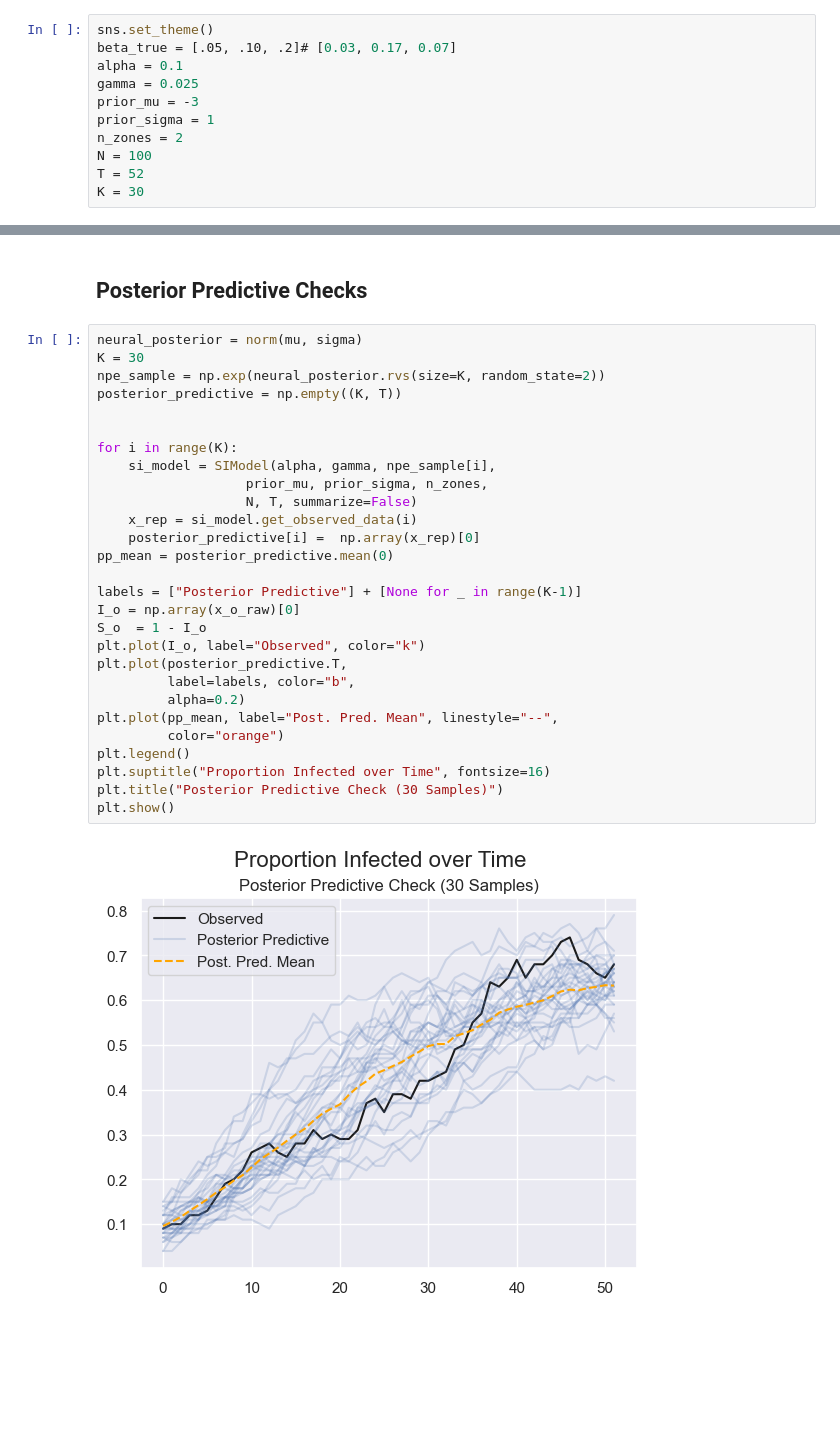
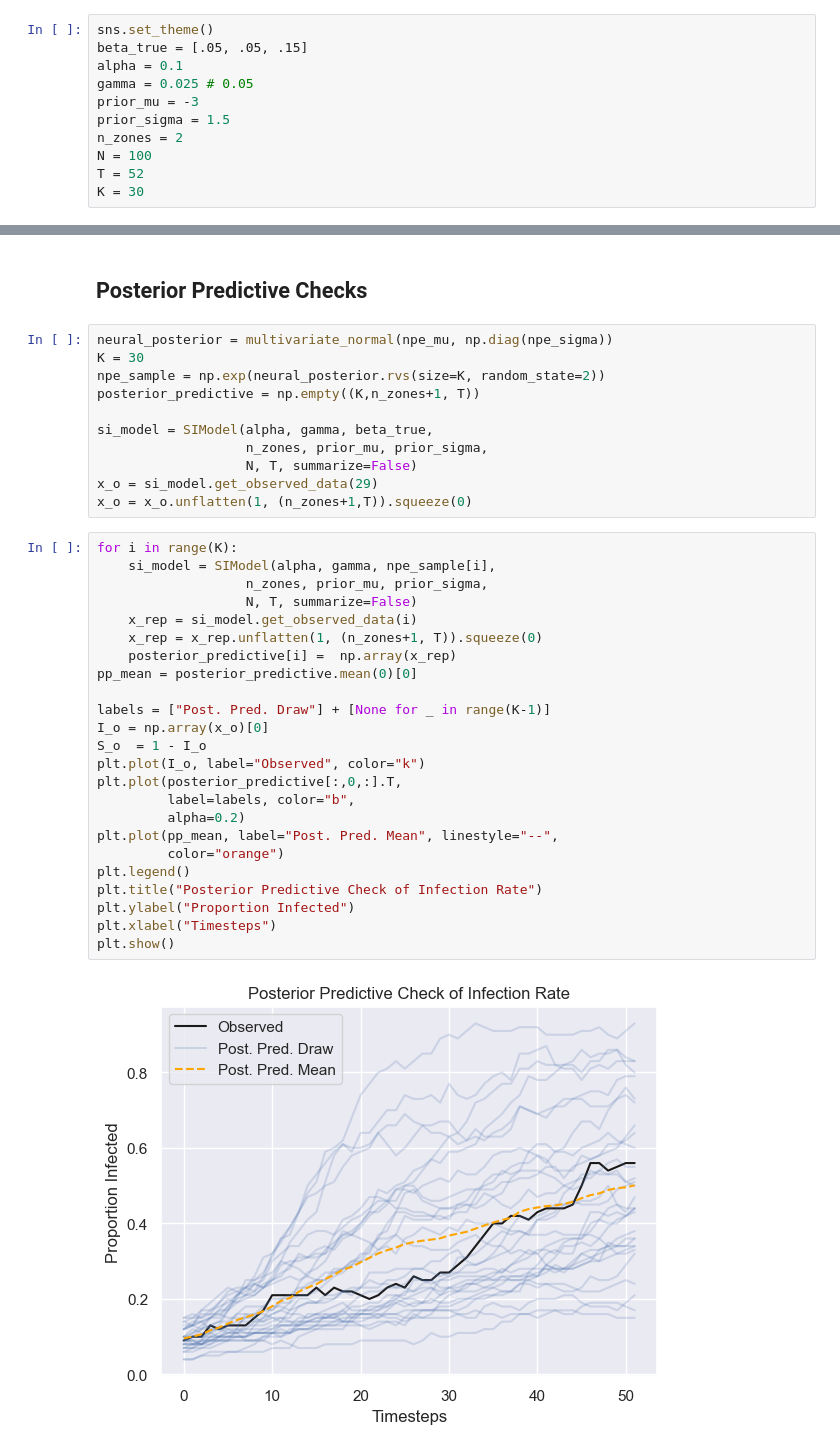
Before and after one commit to epibayes/np-epid, a Jupyter notebook: notebooks/si_sim_het.ipynb, the cells around one changed output, grey strips where cells are left out. Drawn from its saved outputs; the diff is of its cells as text; blank space fills up the shorter version.

```diff
--- a/notebooks/si_sim_het.ipynb
+++ b/notebooks/si_sim_het.ipynb
@@ -11,10 +11,10 @@ from scipy.stats import norm, lognorm
 # %%
 sns.set_theme()
-beta_true = [.05, .10, .2]# [0.03, 0.17, 0.07]
+beta_true = [.05, .05, .15]
 alpha = 0.1
-gamma = 0.025
+gamma = 0.025 # 0.05
 prior_mu = -3
-prior_sigma = 1
+prior_sigma = 1.5
 n_zones = 2
 N = 100
 T = 52
@@ -213,32 +235,39 @@ plt.show()
 # %% [markdown]
 ## Posterior Predictive Checks
+# %%
+neural_posterior = multivariate_normal(npe_mu, np.diag(npe_sigma))
+K = 30
+npe_sample = np.exp(neural_posterior.rvs(size=K, random_state=2))
+posterior_predictive = np.empty((K,n_zones+1, T))
+
+si_model = SIModel(alpha, gamma, beta_true,
+                   n_zones, prior_mu, prior_sigma,
+                   N, T, summarize=False)
+x_o = si_model.get_observed_data(29)
+x_o = x_o.unflatten(1, (n_zones+1,T)).squeeze(0)
 # %%
-neural_posterior = norm(mu, sigma)
-K = 30
-npe_sample = np.exp(neural_posterior.rvs(size=K, random_state=2))
-posterior_predictive = np.empty((K, T))
-
-
 for i in range(K):
     si_model = SIModel(alpha, gamma, npe_sample[i],
-                   prior_mu, prior_sigma, n_zones,
+                   n_zones, prior_mu, prior_sigma,
                    N, T, summarize=False)
     x_rep = si_model.get_observed_data(i)
-    posterior_predictive[i] =  np.array(x_rep)[0]
-pp_mean = posterior_predictive.mean(0)
+    x_rep = x_rep.unflatten(1, (n_zones+1, T)).squeeze(0)
+    posterior_predictive[i] =  np.array(x_rep)
+pp_mean = posterior_predictive.mean(0)[0]
 
-labels = ["Posterior Predictive"] + [None for _ in range(K-1)]
-I_o = np.array(x_o_raw)[0]
+labels = ["Post. Pred. Draw"] + [None for _ in range(K-1)]
+I_o = np.array(x_o)[0]
 S_o  = 1 - I_o
 plt.plot(I_o, label="Observed", color="k")
-plt.plot(posterior_predictive.T,
+plt.plot(posterior_predictive[:,0,:].T,
          label=labels, color="b",
          alpha=0.2)
 plt.plot(pp_mean, label="Post. Pred. Mean", linestyle="--",
          color="orange")
 plt.legend()
-plt.suptitle("Proportion Infected over Time", fontsize=16)
-plt.title("Posterior Predictive Check (30 Samples)")
+plt.title("Posterior Predictive Check of Infection Rate")
+plt.ylabel("Proportion Infected")
+plt.xlabel("Timesteps")
 plt.show()
 # %% [output]
-[figure, old version]
+[figure, new version]
```
Also changed, not shown: parts of 33 cells of this notebook, 8 other files.
